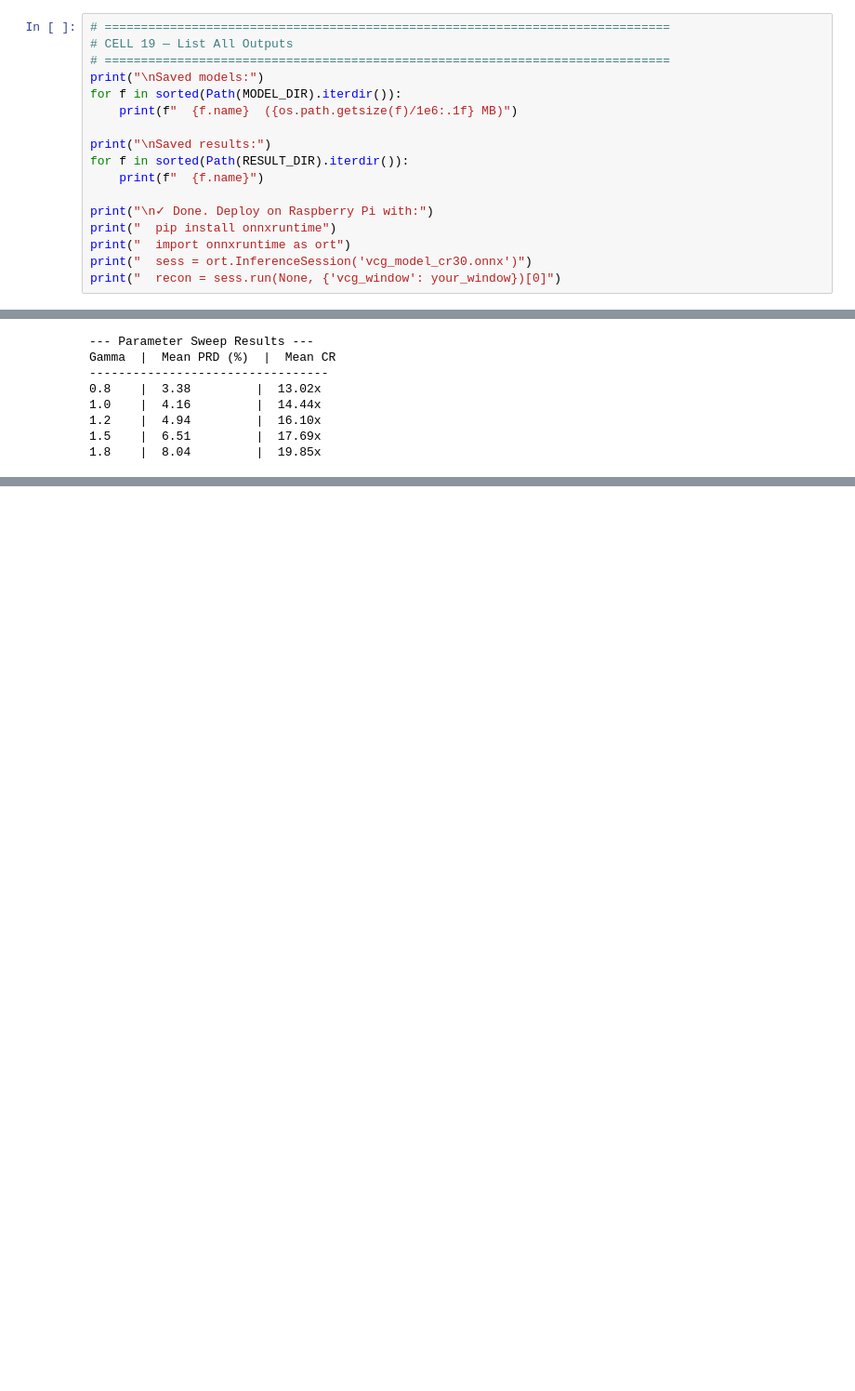
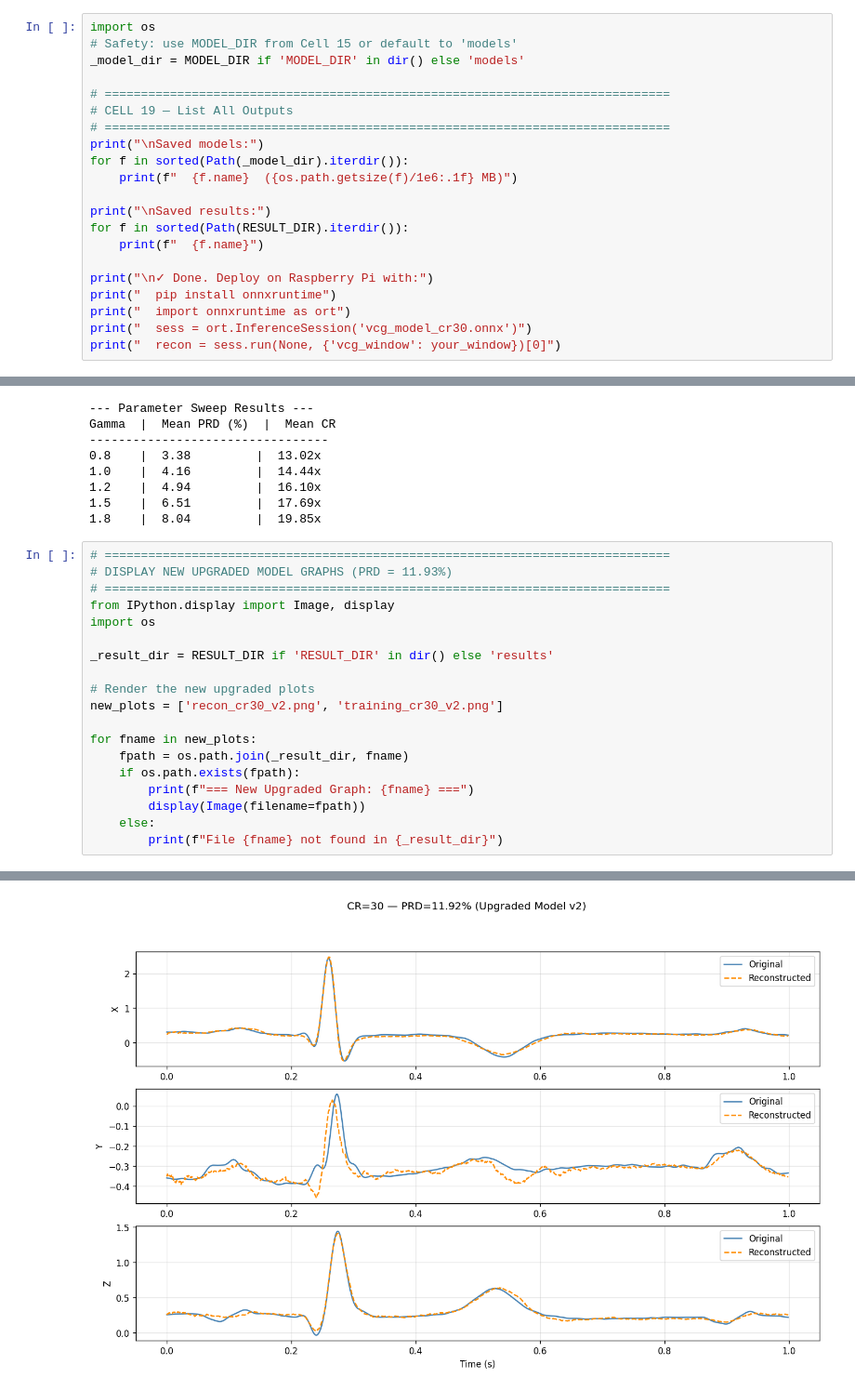
Before and after one commit to Harshal006-rgb/VCG-Signal-Compression, a Jupyter notebook: vcg_compression.ipynb, the cells around one changed output, grey strips where cells are left out. Shown at 93% size. Cells and saved outputs as stored; diff of their text form; blank space fills up the shorter version.

```diff
--- a/vcg_compression.ipynb
+++ b/vcg_compression.ipynb
@@ -1021,9 +1104,13 @@ plt.show()
 # %%
+import os
+# Safety: use MODEL_DIR from Cell 15 or default to 'models'
+_model_dir = MODEL_DIR if 'MODEL_DIR' in dir() else 'models'
+
 # ==============================================================================
 # CELL 19 — List All Outputs
 # ==============================================================================
 print("\nSaved models:")
-for f in sorted(Path(MODEL_DIR).iterdir()):
+for f in sorted(Path(_model_dir).iterdir()):
     print(f"  {f.name}  ({os.path.getsize(f)/1e6:.1f} MB)")
 
 print("\nSaved results:")
@@ -1163,3 +1250,23 @@ Gamma  |  Mean PRD (%)  |  Mean CR
 1.2    |  4.94         |  16.10x
 1.5    |  6.51         |  17.69x
 1.8    |  8.04         |  19.85x
+# %%
+# ==============================================================================
+# DISPLAY NEW UPGRADED MODEL GRAPHS (PRD = 11.93%)
+# ==============================================================================
+from IPython.display import Image, display
+import os
+
+_result_dir = RESULT_DIR if 'RESULT_DIR' in dir() else 'results'
+
+# Render the new upgraded plots
+new_plots = ['recon_cr30_v2.png', 'training_cr30_v2.png']
+
+for fname in new_plots:
+    fpath = os.path.join(_result_dir, fname)
+    if os.path.exists(fpath):
+        print(f"=== New Upgraded Graph: {fname} ===")
+        display(Image(filename=fpath))
+    else:
+        print(f"File {fname} not found in {_result_dir}")
+# %% [output]
@@ -1165,0 +1274 @@ Gamma  |  Mean PRD (%)  |  Mean CR
+[figure, added]
```
Also changed, not shown: parts of 11 cells of this notebook, 11 other files.
